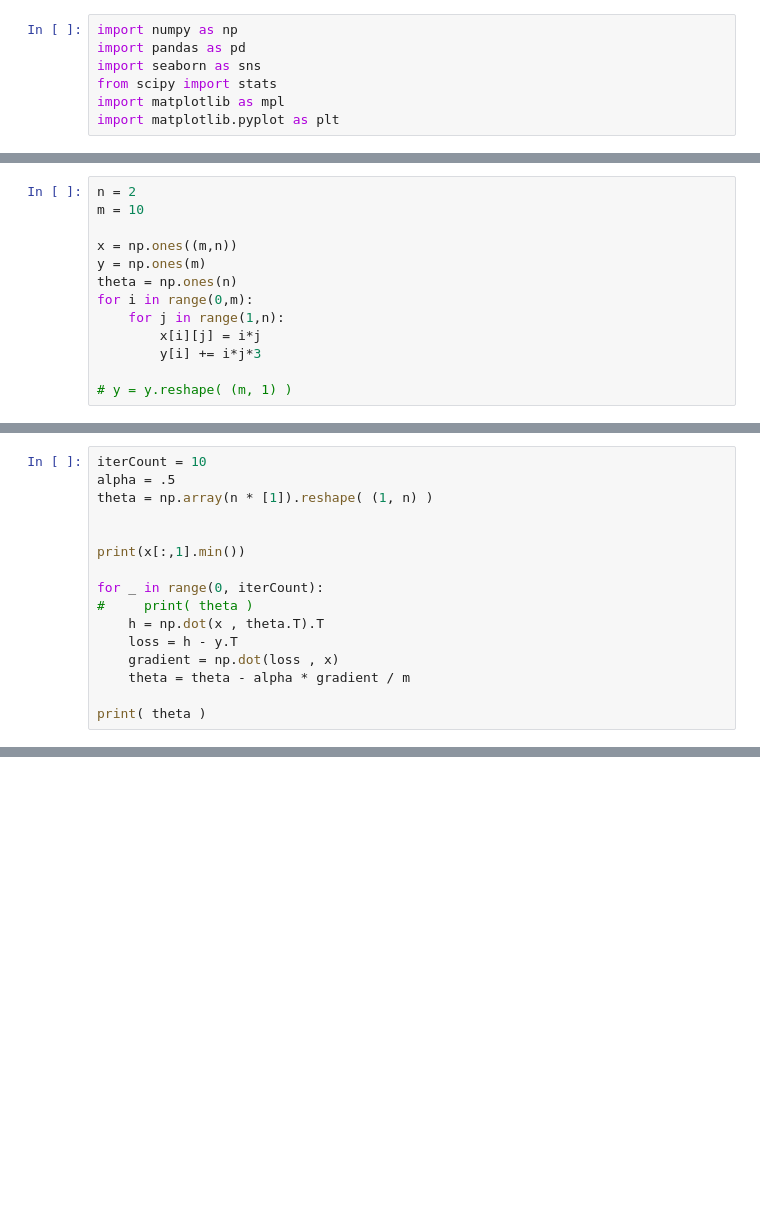
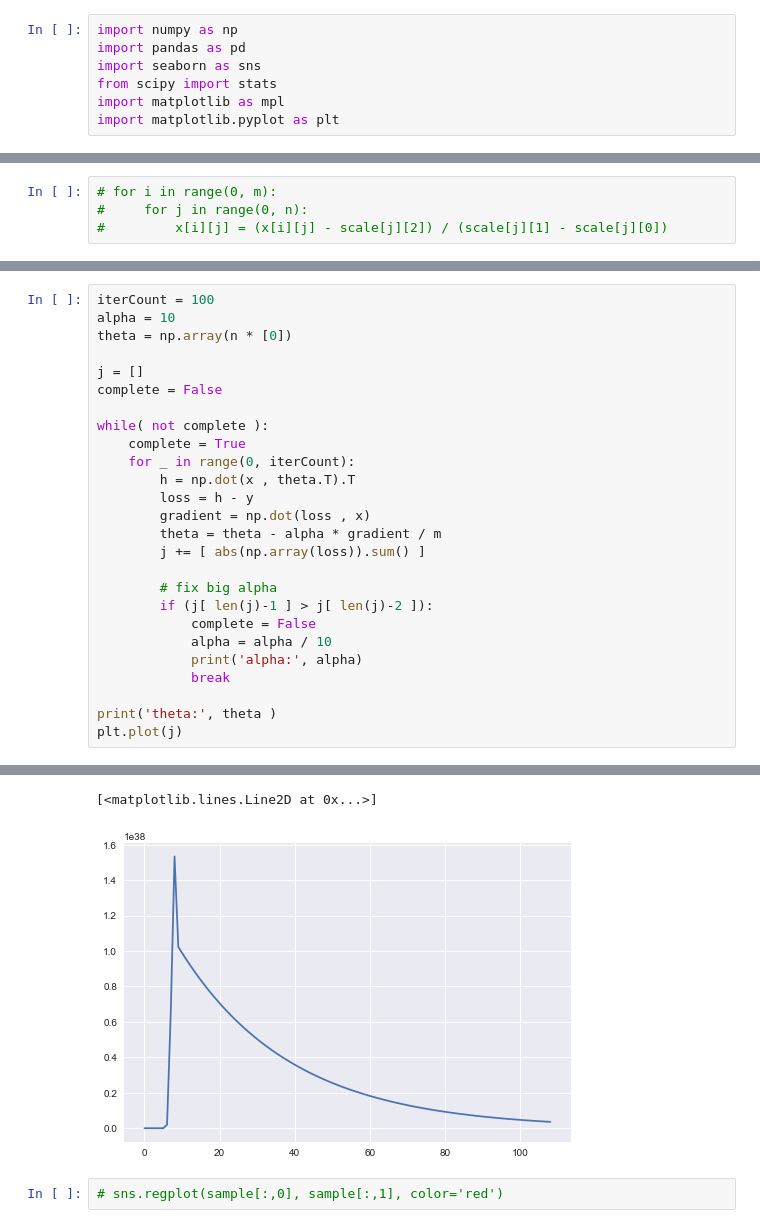
Before and after one commit to 5l1v3r1/Machine-Learning-7, a Jupyter notebook: sample regression/sample test.ipynb, the cells around one changed output, grey strips where cells are left out. Saved outputs shown, nothing was run; the diff lists cells and outputs as text; blank space fills up the shorter version.

```diff
--- a/sample regression/sample test.ipynb
+++ b/sample regression/sample test.ipynb
@@ -10,13 +41,4 @@ import matplotlib.pyplot as plt
 # %%
-n = 2
-m = 10
-
-x = np.ones((m,n))
-y = np.ones(m)
-theta = np.ones(n)
-for i in range(0,m):
-    for j in range(1,n):
-        x[i][j] = i*j
-        y[i] += i*j*3
-
-# y = y.reshape( (m, 1) )
+# for i in range(0, m):
+#     for j in range(0, n):
+#         x[i][j] = (x[i][j] - scale[j][2]) / (scale[j][1] - scale[j][0])
@@ -41,17 +45,27 @@ plt.plot(x[:,1], y, 'ro')
 # %%
-iterCount = 10
-alpha = .5
-theta = np.array(n * [1]).reshape( (1, n) )
+iterCount = 100
+alpha = 10
+theta = np.array(n * [0])
 
+j = []
+complete = False
 
-print(x[:,1].min())
+while( not complete ):
+    complete = True
+    for _ in range(0, iterCount):
+        h = np.dot(x , theta.T).T
+        loss = h - y
+        gradient = np.dot(loss , x)
+        theta = theta - alpha * gradient / m
+        j += [ abs(np.array(loss)).sum() ]
 
-for _ in range(0, iterCount):
-#     print( theta )
-    h = np.dot(x , theta.T).T
-    loss = h - y.T
-    gradient = np.dot(loss , x)
-    theta = theta - alpha * gradient / m
+        # fix big alpha
+        if (j[ len(j)-1 ] > j[ len(j)-2 ]):
+            complete = False
+            alpha = alpha / 10
+            print('alpha:', alpha)
+            break
 
-print( theta )
+print('theta:', theta )
+plt.plot(j)
 # %% [output]
@@ -59,0 +87,4 @@ print( theta )
+[<matplotlib.lines.Line2D at 0x...>]
+[figure, added]
+# %%
+# sns.regplot(sample[:,0], sample[:,1], color='red')
```
Also changed, not shown: parts of 5 cells of this notebook, 2 other files.
